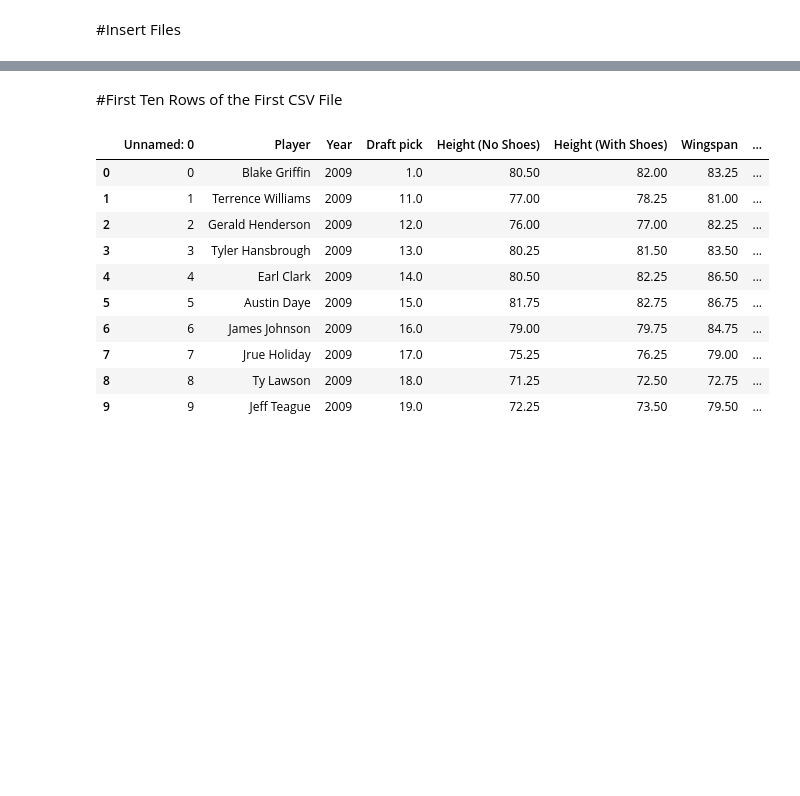
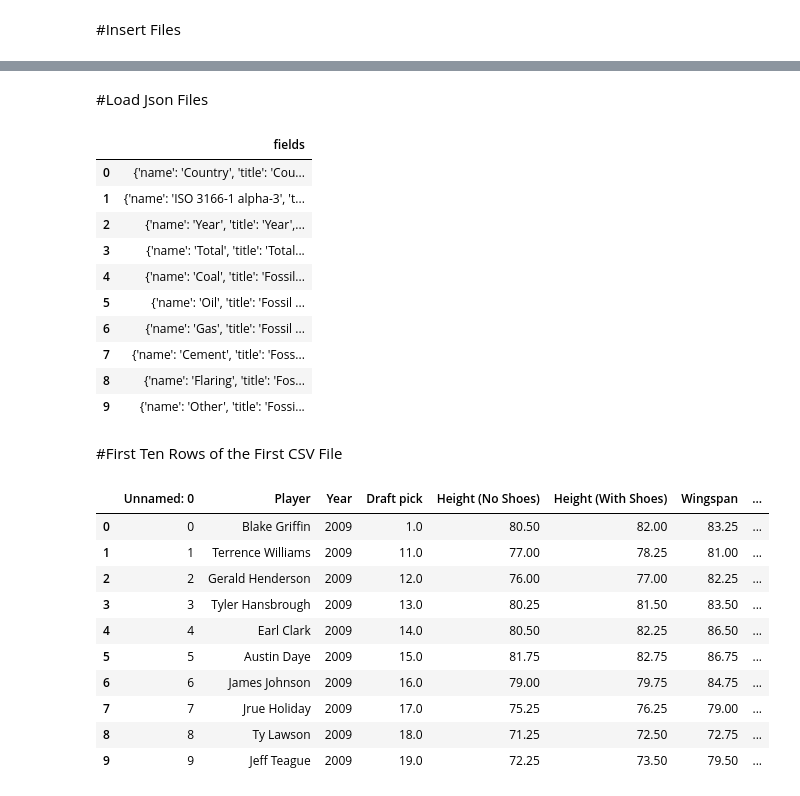
Before and after one commit to Xaviera8/datasci_1_loading, a Jupyter notebook: HHA507CLASS1.ipynb, the cells around one changed output, grey strips where cells are left out. Drawn from its saved outputs; the diff is of its cells as text; code cells hidden in the pictures; blank space fills up the shorter version.

```diff
--- a/HHA507CLASS1.ipynb
+++ b/HHA507CLASS1.ipynb
@@ -56,3 +79,20 @@ json_files = ['shoe prices.json',
+# %% [markdown]
+#Load Json Files
+# %%
+df3 = pd.read_json(json_files[1])
+df3
+# %% [output]
+|  | fields |
+| 0 | {'name': 'Country', 'title': 'Cou... |
+| 1 | {'name': 'ISO 3166-1 alpha-3', 't... |
+| 2 | {'name': 'Year', 'title': 'Year',... |
+| 3 | {'name': 'Total', 'title': 'Total... |
+| 4 | {'name': 'Coal', 'title': 'Fossil... |
+| 5 | {'name': 'Oil', 'title': 'Fossil ... |
+| 6 | {'name': 'Gas', 'title': 'Fossil ... |
+| 7 | {'name': 'Cement', 'title': 'Foss... |
+| 8 | {'name': 'Flaring', 'title': 'Fos... |
+| 9 | {'name': 'Other', 'title': 'Fossi... |
 # %% [markdown]
 #First Ten Rows of the First CSV File
 # %%
```
Also changed, not shown: parts of 7 cells of this notebook.
